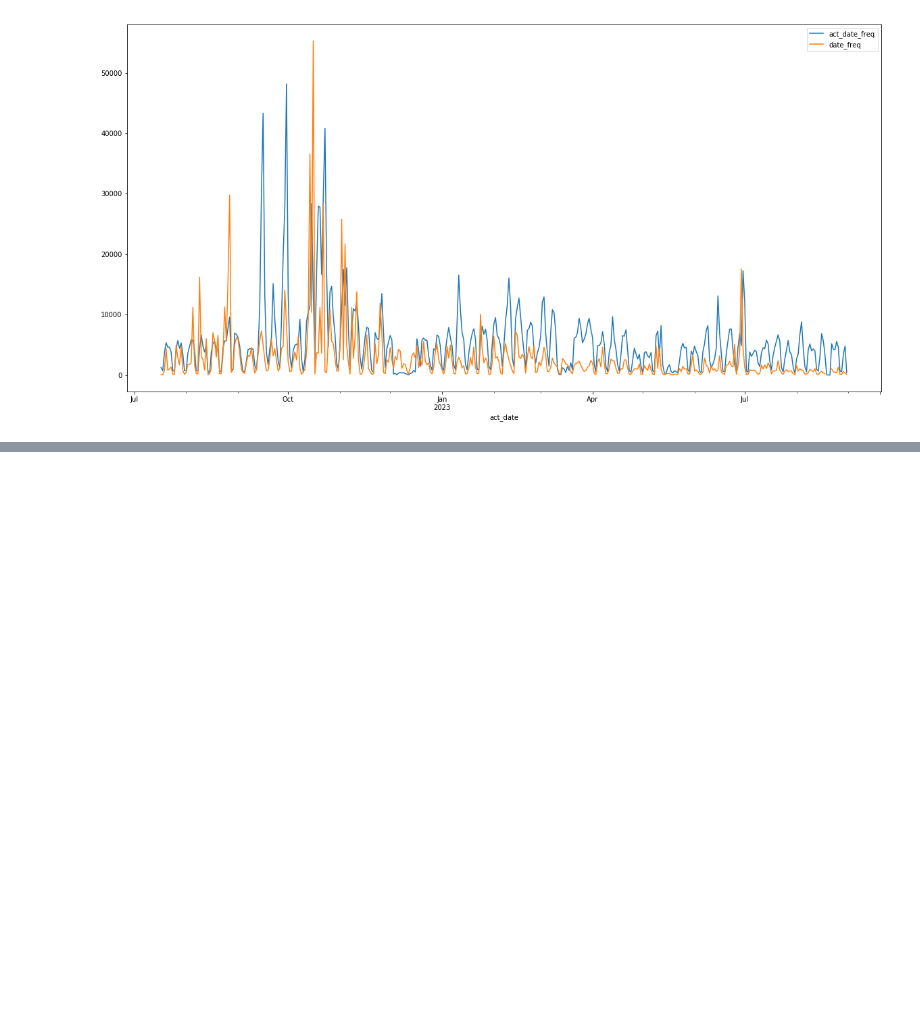
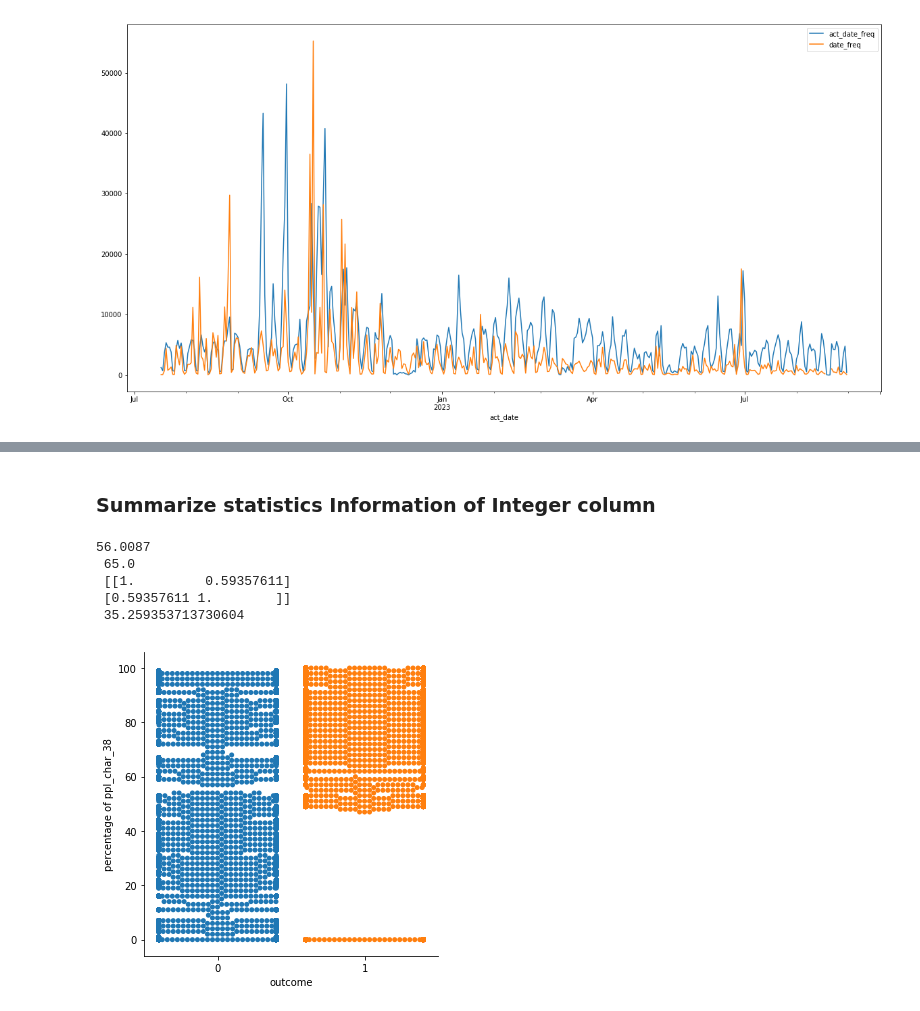
Before and after one commit to YangHong92/ADML-BuisnessValuePrediction, a Jupyter notebook: data_process/Data-Exploration-Nora.ipynb, the cells around one changed output, grey strips where cells are left out. Drawn from its saved outputs; the diff is of its cells as text; code cells hidden in the pictures; blank space fills up the shorter version.

Commit message:
data type conversion and statiscal visualization

```diff
--- a/data_process/Data-Exploration-Nora.ipynb
+++ b/data_process/Data-Exploration-Nora.ipynb
@@ -101,0 +81,11 @@ df_train[:30]
+# %%
+max_date = df_train['ppl_date'].max().date() #Datetime
+min_date = df_train['ppl_date'].min() #pandas.Timestamp
+val = pd.to_datetime(df_train['ppl_date'].values[0]) #pandas.Timestamp
+val_ = df_train['ppl_date'].values[0] #numpy.datetime64
+
+delta = pd.to_datetime(df_train['ppl_date'].values)-min_date
+print(delta.days)
+
+# print(type(max_date), type(min_date), type(val), type(val_), type(delta))
+# print(val-min_date, pd.to_timedelta([delta]).astype('timedelta64[h]')[0])
@@ -101,0 +99,6 @@ df_train[:30]
+# %%
+df_train_10000 = df_train[0:10000]
+
+df_train_10000['ppl_date'] = (pd.to_datetime(df_train_10000['ppl_date'].values)-min_date).days
+df_train_10000['act_date'] = (pd.to_datetime(df_train_10000['act_date'].values)-min_date).days
+df_train_10000.head()
@@ -101,0 +125,11 @@ df_train[:30]
+# %%
+to_replace_bool_col = ['ppl_char_10', 'ppl_char_11', 'ppl_char_12', 'ppl_char_13',
+        'ppl_char_14', 'ppl_char_15', 'ppl_char_16', 'ppl_char_17',
+        'ppl_char_18', 'ppl_char_19', 'ppl_char_20', 'ppl_char_21',
+        'ppl_char_22', 'ppl_char_23', 'ppl_char_24', 'ppl_char_25',
+        'ppl_char_26', 'ppl_char_27', 'ppl_char_28', 'ppl_char_29',
+        'ppl_char_30', 'ppl_char_31', 'ppl_char_32', 'ppl_char_33',
+        'ppl_char_34', 'ppl_char_35', 'ppl_char_36', 'ppl_char_37']
+
+df_train_10000[to_replace_bool_col] = df_train_10000[to_replace_bool_col].astype(int)
+df_train_10000.head()
@@ -101,0 +194,2 @@ df_train[:30]
+# %% [markdown]
+### Summarize statistics Information of Integer column
@@ -101,0 +202,17 @@ df_train[:30]
+# %%
+print(mean, "\n", median, "\n", corrcoef, "\n", std)
+# %% [output]
+56.0087
+ 65.0
+ [[1.         0.59357611]
+ [0.59357611 1.        ]]
+ 35.259353713730604
+# %%
+import seaborn as sns
+sns.catplot(x='outcome', y='ppl_char_38', kind="swarm", data=df_train_10000)
+# sns.swarmplot(x=df_train_10000['outcome'], y=df_train_10000[to_analyze_col])
+plt.xlabel('outcome')
+plt.ylabel('percentage of ppl_char_38')
+plt.show()
+# %% [output]
+[figure, added]
```
Also changed, not shown: parts of 12 cells of this notebook, 1 other file.
